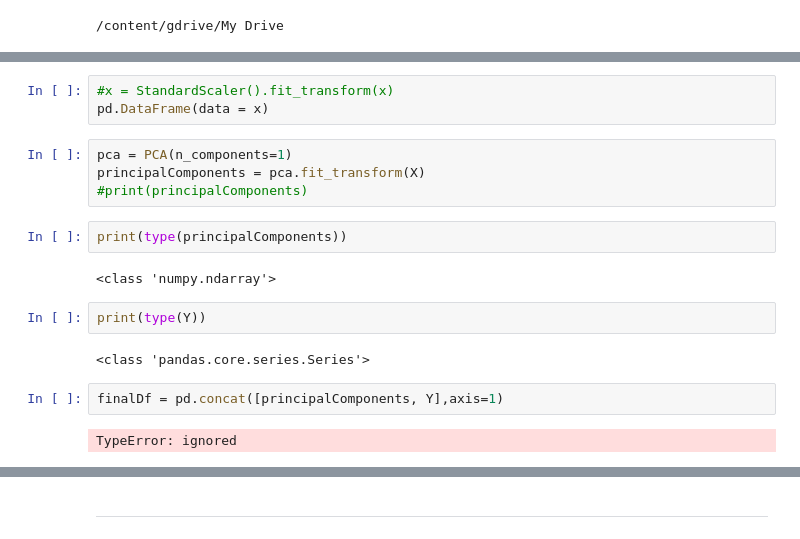
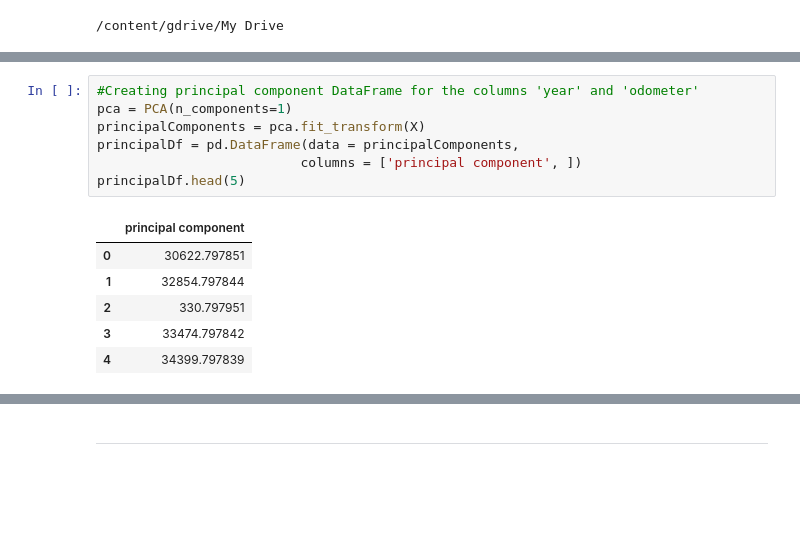
Before and after one commit to jashanmalhi/Data-Analysis, a Jupyter notebook: Used_Cars_Data_Modelling.ipynb, the cells around one changed output, grey strips where cells are left out. Cells and saved outputs as stored; diff of their text form; blank space fills up the shorter version.

```diff
--- a/Used_Cars_Data_Modelling.ipynb
+++ b/Used_Cars_Data_Modelling.ipynb
@@ -123,20 +105,15 @@ print(X)
-# %%
-#x = StandardScaler().fit_transform(x)
-pd.DataFrame(data = x)
-# %%
-pca = PCA(n_components=1)
-principalComponents = pca.fit_transform(X)
-#print(principalComponents)
-# %%
-print(type(principalComponents))
-# %% [output]
-<class 'numpy.ndarray'>
-# %%
-print(type(Y))
-# %% [output]
-<class 'pandas.core.series.Series'>
-# %%
-finalDf = pd.concat([principalComponents, Y],axis=1)
-# %% [output]
-TypeError: ignored
+# %%
+#Creating principal component DataFrame for the columns 'year' and 'odometer'
+pca = PCA(n_components=1)
+principalComponents = pca.fit_transform(X)
+principalDf = pd.DataFrame(data = principalComponents,
+                          columns = ['principal component', ])
+principalDf.head(5)
+# %% [output]
+|  | principal component |
+| 0 | 30622.797851 |
+| 1 | 32854.797844 |
+| 2 | 330.797951 |
+| 3 | 33474.797842 |
+| 4 | 34399.797839 |
 # %% [markdown]
```
Also changed, not shown: parts of 32 cells of this notebook.
